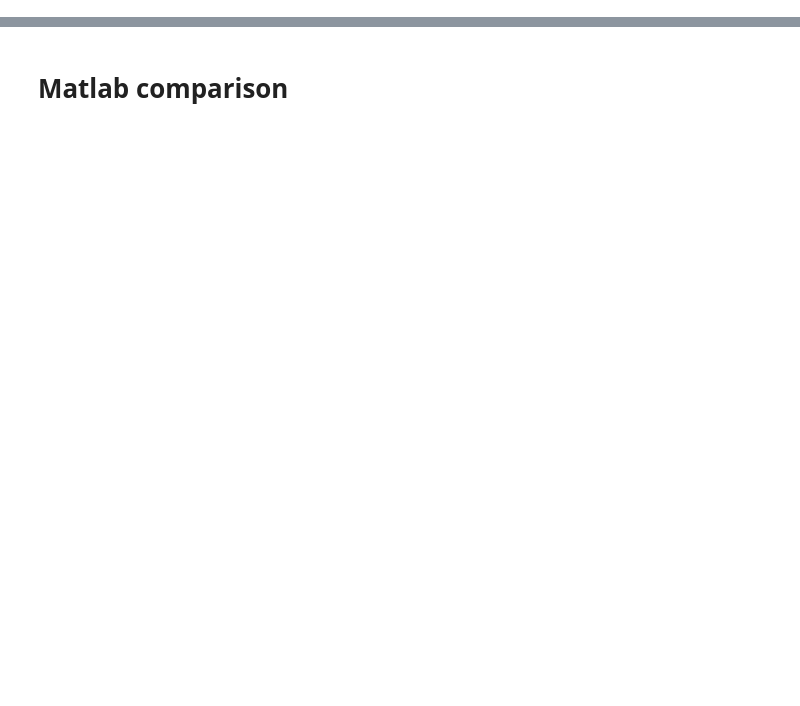
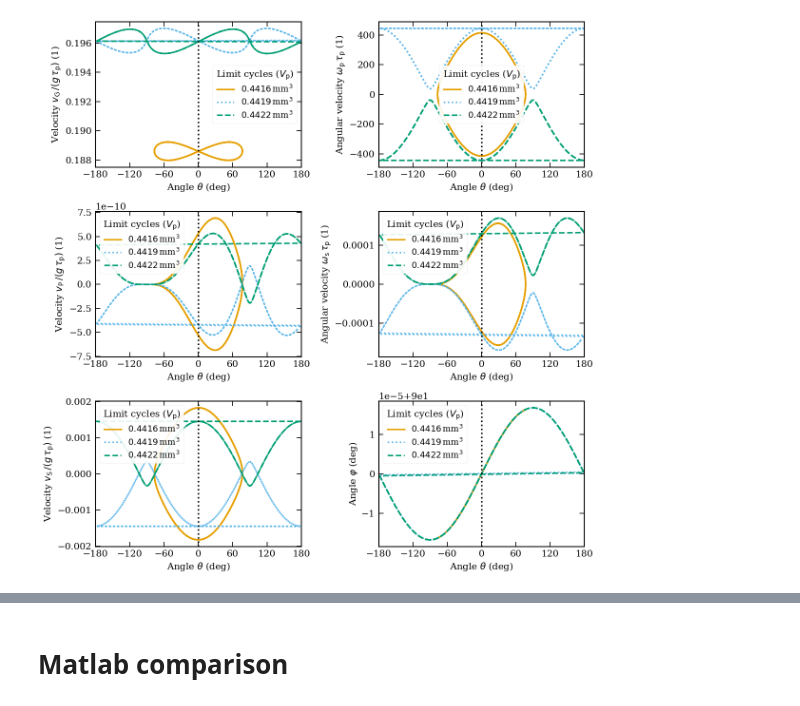
Before and after one commit to insalt-glitch/project-spheroids, a Jupyter notebook: playground.ipynb, the cells around one changed output, grey strips where cells are left out. Cells and saved outputs as stored; diff of their text form; code cells hidden in the pictures; blank space fills up the shorter version.

```diff
--- a/playground.ipynb
+++ b/playground.ipynb
@@ -5,10 +5,17 @@ import dynamics
 import c_dynamics
 import numpy as np
 import matplotlib.pyplot as plt
+import matplotlib
 import main
 import h5py
 from scipy import optimize, signal
 
 plt.style.use("plot_style.mplstyle")
+
+def calcTheta(vec):
+    return np.arctan2(vec[1], vec[0])
+
+def calcPhi(vec):
+    return np.arccos(vec[2])
 # %%
 # NOTE: very interesting point at beta=0.1, vol=4.5e-10, omega0=[0,+2,-1]
@@ -113,3 +203,58 @@ def willmarthInertiaParameter(beta):
+# %%
+n_points = 10_000
+with h5py.File("data/tumbling_transition_low_search_001.h5") as f:
+    # sim_tum_high_beta = f['betas'][:]
+    state_arr = np.squeeze([f[f"{i}/state"][:] for i in range(1)])
+    volume_arr = np.squeeze([f[f"{i}/volume"][:] for i in range(1)])
+
+fig, axes = plt.subplots(3,2, figsize=(12, 12))
+for sim_idx in [-5, -1, -2]:
+    state = state_arr[sim_idx,-n_points:]
+    v = volume_arr[sim_idx]
+    n_cart = state[:,3:6].T
+    n_cart = n_cart / np.linalg.norm(n_cart, axis=0)
+    nx, ny, nz = n_cart
+    phi = calcPhi(n_cart)
+    theta = calcTheta(n_cart)
+    vel = state[:,:3].T
+    omega = state[:,6:9].T
+    wx, wy, wz = omega
+
+    # GPS coordinate system
+    g = np.array([1,0,0])
+    p = np.vstack([np.zeros_like(phi), np.cos(phi), np.sin(phi)])
+    s = np.vstack([np.zeros_like(phi),-np.sin(phi), np.cos(phi)])
+
+    vel_g = np.sum(vel * g[:,None], axis=0)
+    vel_p = np.sum(vel * p, axis=0)
+    vel_s = np.sum(vel * s, axis=0)
+
+    omega_g = np.sum(omega * g[:,None], axis=0)
+    omega_p = np.sum(omega * p, axis=0)
+    omega_s = np.sum(omega * s, axis=0)
+    # print(state[-1, :3])
+    # print(np.mean([
+    #     np.sum(state[:, :3] * g, axis=1),
+    #     np.sum(state[:, :3] * p[:,-1], axis=1),
+    #     np.sum(state[:, :3] * s[:,-1], axis=1)
+    # ], axis=1))
+    # select best estimate of limit cycle
+    thetaVsOmegaP(axes[0,1], theta, omega_p, v, inferLimitCycle(theta))
+    thetaVsOmegaS(axes[1,1], theta, omega_s, v, inferLimitCycle(theta))
+    thetaVsVelG(axes[0,0], theta, vel_g, v, inferLimitCycle(theta))
+    thetaVsVelP(axes[1,0], theta, vel_p, v, inferLimitCycle(theta))
+    thetaVsVelS(axes[2,0], theta, vel_s, v, inferLimitCycle(theta))
+    thetaVsPhi(axes[2,1], theta, phi, v, inferLimitCycle(theta))
+for ax in axes.flatten():
+    ax.axvline(0, color="black", ls=":")
+    ax.set(
+        xlim = (-180, 180),
+        xticks = np.linspace(-180, 180, 7),
+    )
+plt.tight_layout()
+plt.show()
+# %% [output]
+[figure, added]
 # %%
 with h5py.File("data/omega_z_search_001.h5") as f:
     sim_omega_z = f['omegas'][:,2]
```
Also changed, not shown: parts of 15 cells of this notebook, 4 other files.
